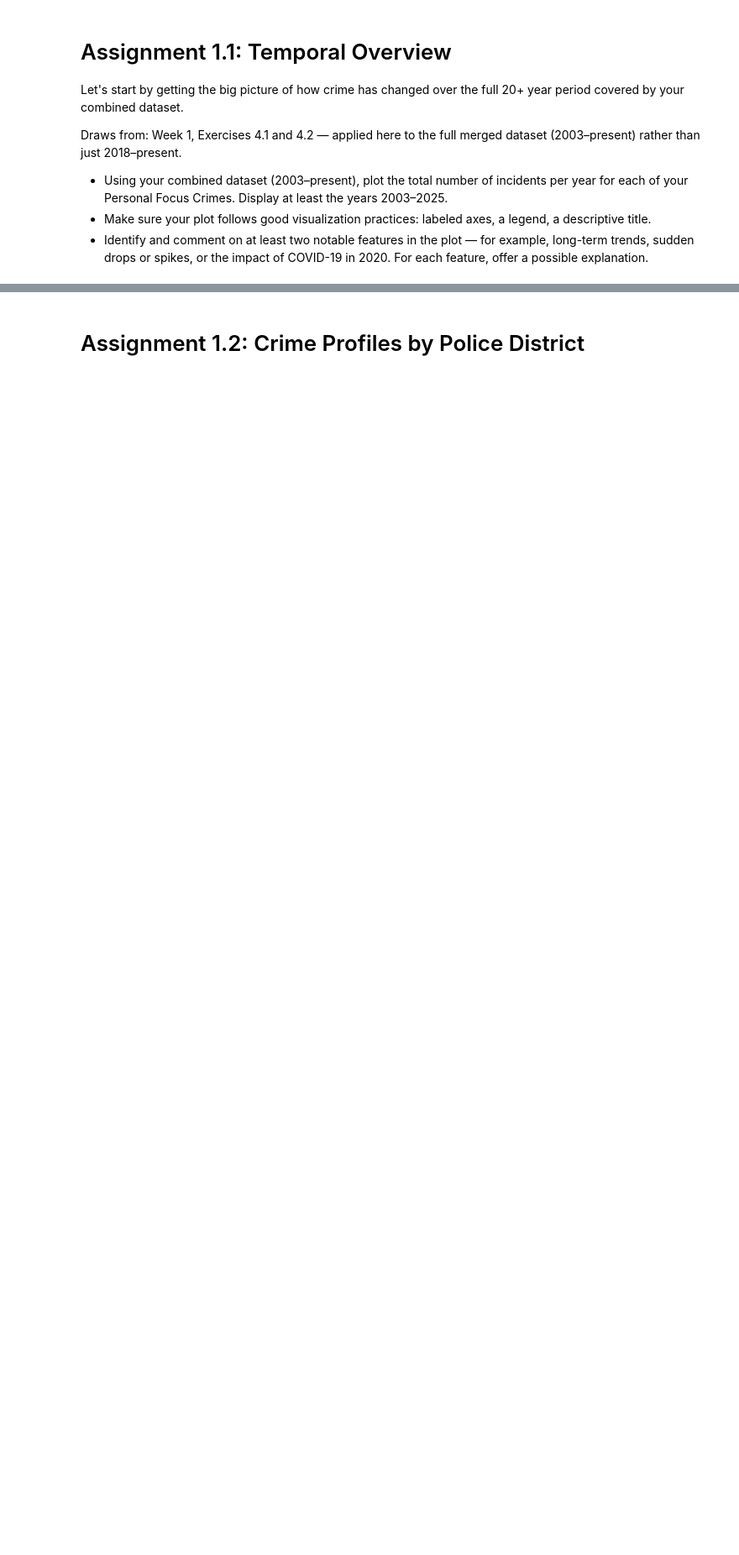
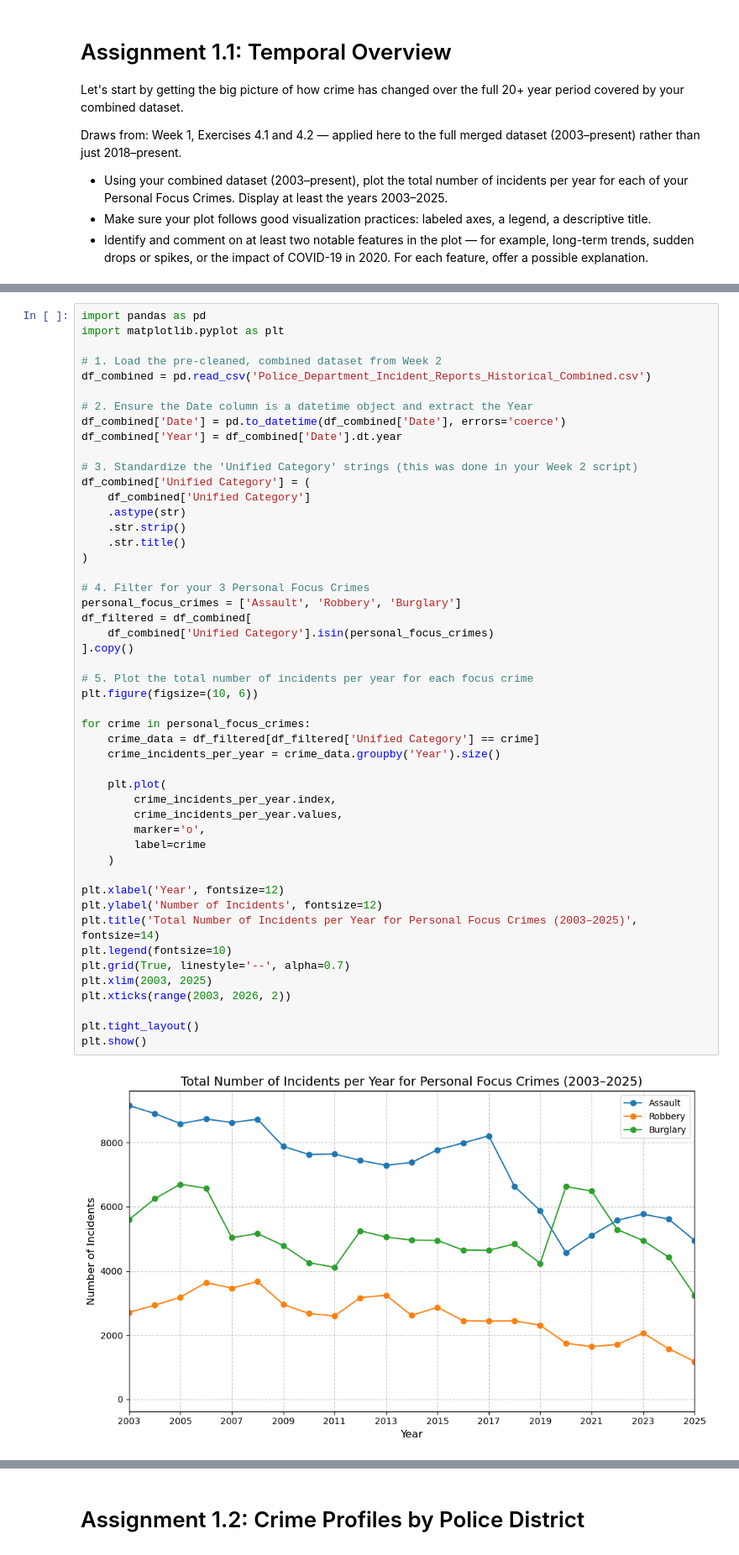
Before and after one commit to michmai/-02806-Social-Data-Analysis-and-Visualization, a Jupyter notebook: Assignment1.ipynb, the cells around one changed output, grey strips where cells are left out. Shown at 84% size. Drawn from its saved outputs; the diff is of its cells as text; blank space fills up the shorter version.

Commit message:
Loading merged dataset and changing name categories

```diff
--- a/Assignment1.ipynb
+++ b/Assignment1.ipynb
@@ -114,3 +19,54 @@ plt.show()
+# %%
+import pandas as pd
+import matplotlib.pyplot as plt
+
+# 1. Load the pre-cleaned, combined dataset from Week 2
+df_combined = pd.read_csv('Police_Department_Incident_Reports_Historical_Combined.csv')
+
+# 2. Ensure the Date column is a datetime object and extract the Year
+df_combined['Date'] = pd.to_datetime(df_combined['Date'], errors='coerce')
+df_combined['Year'] = df_combined['Date'].dt.year
+
+# 3. Standardize the 'Unified Category' strings (this was done in your Week 2 script)
+df_combined['Unified Category'] = (
+    df_combined['Unified Category']
+    .astype(str)
+    .str.strip()
+    .str.title()
+)
+
+# 4. Filter for your 3 Personal Focus Crimes
+personal_focus_crimes = ['Assault', 'Robbery', 'Burglary']
+df_filtered = df_combined[
+    df_combined['Unified Category'].isin(personal_focus_crimes)
+].copy()
+
+# 5. Plot the total number of incidents per year for each focus crime
+plt.figure(figsize=(10, 6))
+
+for crime in personal_focus_crimes:
+    crime_data = df_filtered[df_filtered['Unified Category'] == crime]
+    crime_incidents_per_year = crime_data.groupby('Year').size()
+
+    plt.plot(
+        crime_incidents_per_year.index,
+        crime_incidents_per_year.values,
+        marker='o',
+        label=crime
+    )
+
+plt.xlabel('Year', fontsize=12)
+plt.ylabel('Number of Incidents', fontsize=12)
+plt.title('Total Number of Incidents per Year for Personal Focus Crimes (2003–2025)', fontsize=14)
+plt.legend(fontsize=10)
+plt.grid(True, linestyle='--', alpha=0.7)
+plt.xlim(2003, 2025)
+plt.xticks(range(2003, 2026, 2))
+
+plt.tight_layout()
+plt.show()
+# %% [output]
+[figure, added]
 # %% [markdown]
 # Observations
 The figure shows the total number of reported incidents per year for assault, robbery, and burglary from 2003 to 2025. Several clear patterns can be observed over this period.
```
Also changed, not shown: parts of 2 cells of this notebook, 1 other file.
